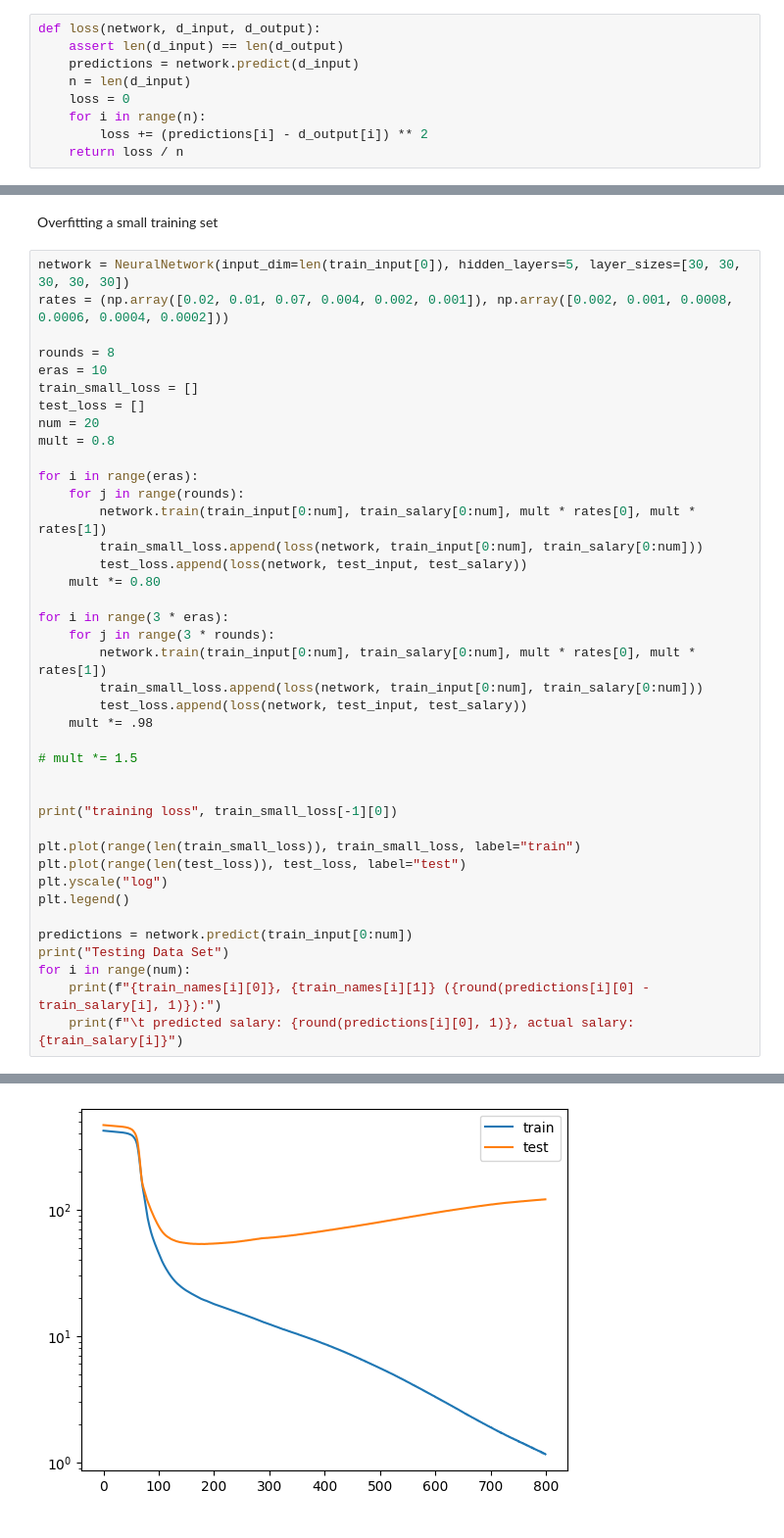
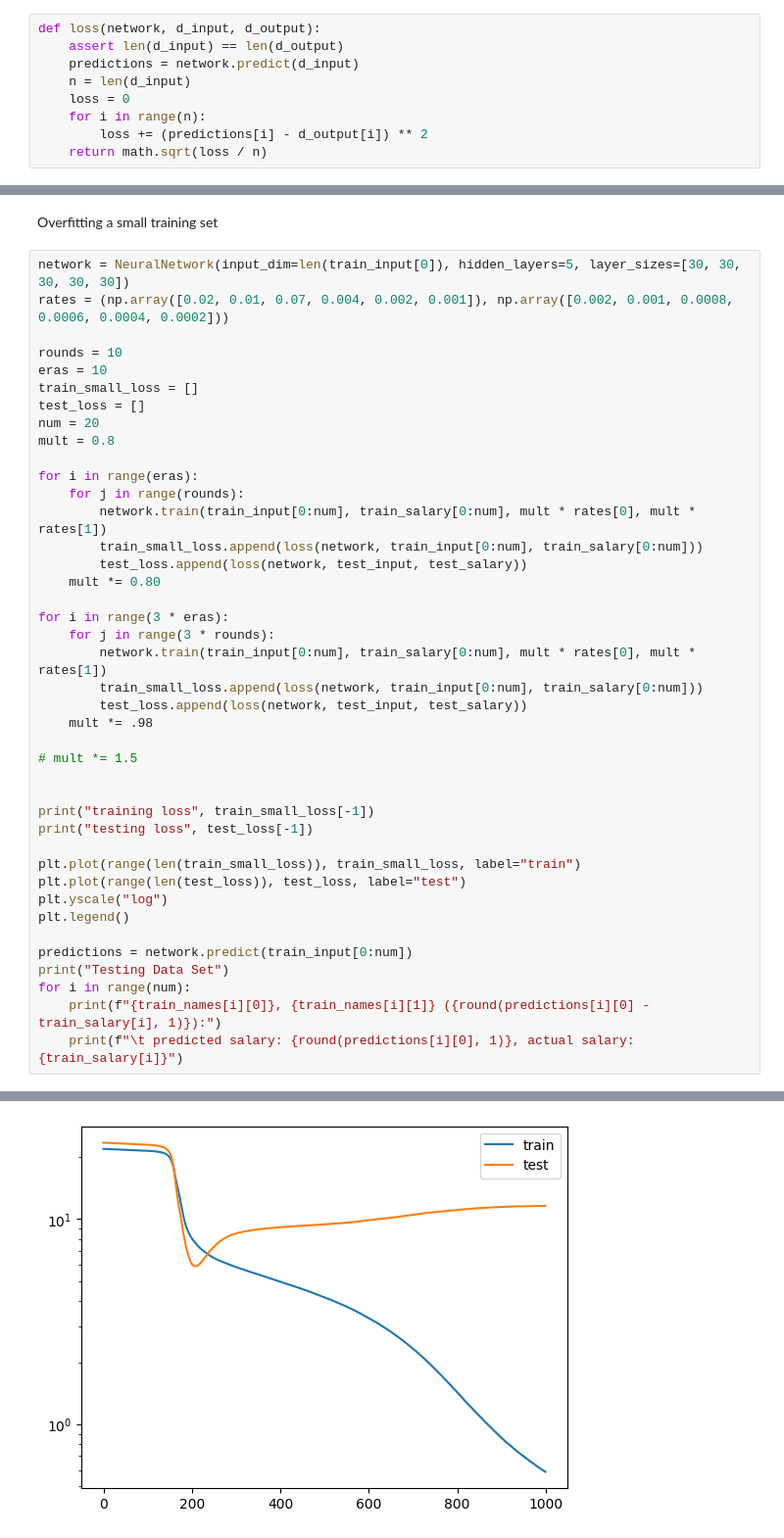
Before and after one commit to ss7886/MLPractice, a Jupyter notebook: examples/nba_salaries.ipynb, the cells around one changed output, grey strips where cells are left out. Shown at 98% size. Saved outputs shown, nothing was run; the diff lists cells and outputs as text.

```diff
--- a/examples/nba_salaries.ipynb
+++ b/examples/nba_salaries.ipynb
@@ -80,4 +85,4 @@ def loss(network, d_input, d_output):
     loss = 0
     for i in range(n):
         loss += (predictions[i] - d_output[i]) ** 2
-    return loss / n
+    return math.sqrt(loss / n)
@@ -153,7 +160,7 @@ Overfitting a small training set
 network = NeuralNetwork(input_dim=len(train_input[0]), hidden_layers=5, layer_sizes=[30, 30, 30, 30, 30])
 rates = (np.array([0.02, 0.01, 0.07, 0.004, 0.002, 0.001]), np.array([0.002, 0.001, 0.0008, 0.0006, 0.0004, 0.0002]))
 
-rounds = 8
+rounds = 10
 eras = 10
 train_small_loss = []
 test_loss = []
@@ -177,7 +184,8 @@ for i in range(3 * eras):
 # mult *= 1.5
 
 
-print("training loss", train_small_loss[-1][0])
+print("training loss", train_small_loss[-1])
+print("testing loss", test_loss[-1])
 
 plt.plot(range(len(train_small_loss)), train_small_loss, label="train")
 plt.plot(range(len(test_loss)), test_loss, label="test")
@@ -210 +218 @@ Talen Horton-Tucker, Jazz (0.2):
-[figure, old version]
+[figure, new version]
```
Also changed, not shown: parts of 10 cells of this notebook.
